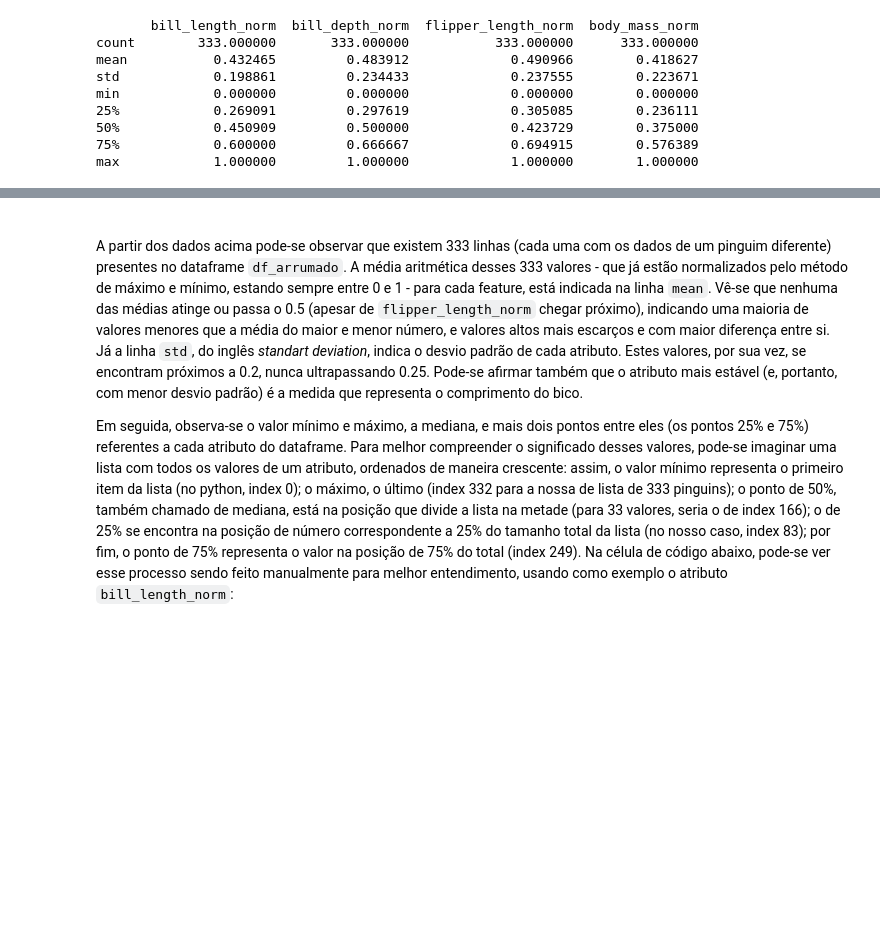
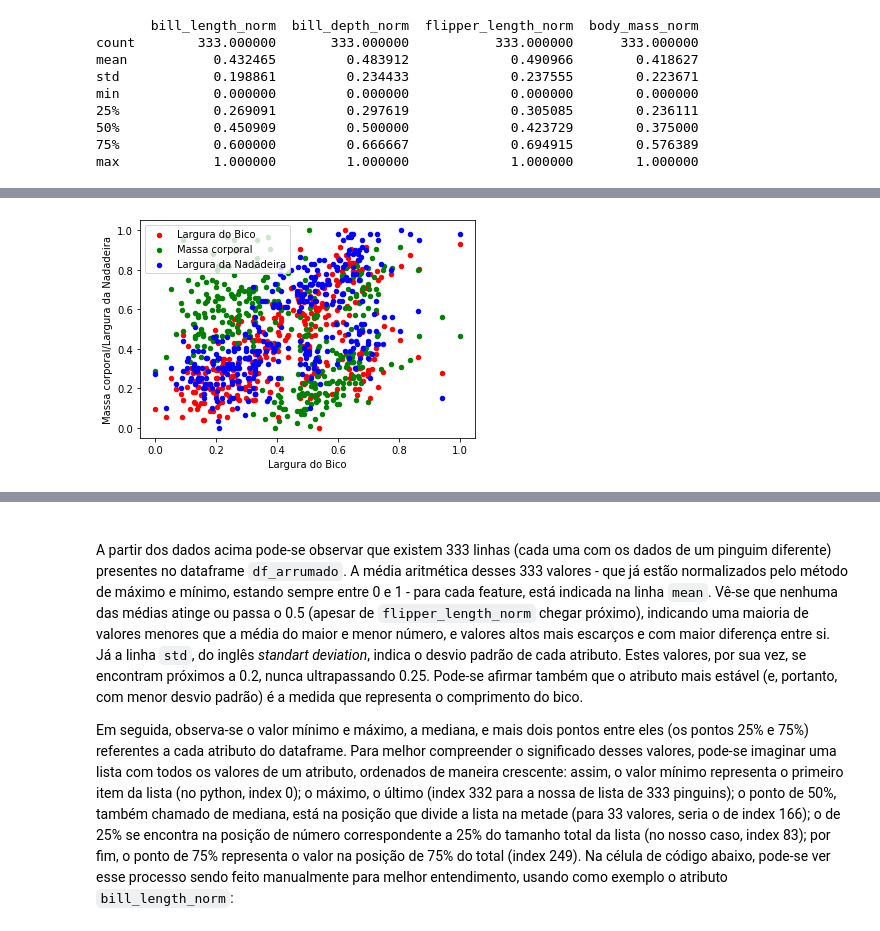
Before and after one commit to Menegau/Sonic-Hedgehog, a Jupyter notebook: trabalho.ipynb, the cells around one changed output, grey strips where cells are left out. Drawn from its saved outputs; the diff is of its cells as text; code cells hidden in the pictures; blank space fills up the shorter version.

```diff
--- a/trabalho.ipynb
+++ b/trabalho.ipynb
@@ -181,0 +199,9 @@ max            1.000000         1.000000             1.000000        1.000000
+# %%
+ax1 = df_normalizado2.plot(kind='scatter', x="bill_length_norm", y="body_mass_norm", color='Red', label="Largura do Bico")
+ax2 = df_normalizado2.plot(kind='scatter', x="bill_length_norm", y="bill_depth_norm", color='Green', label="Massa corporal", ax=ax1)
+ax3 = df_normalizado2.plot(kind='scatter', x="bill_length_norm", y="flipper_length_norm", color='Blue', label="Largura da Nadadeira", ax=ax2)
+plt.xlabel('Largura do Bico')
+plt.ylabel('Massa corporal/Largura da Nadadeira')
+plt.show()
+# %% [output]
+[figure, added]
```
Also changed, not shown: parts of 5 cells of this notebook.
